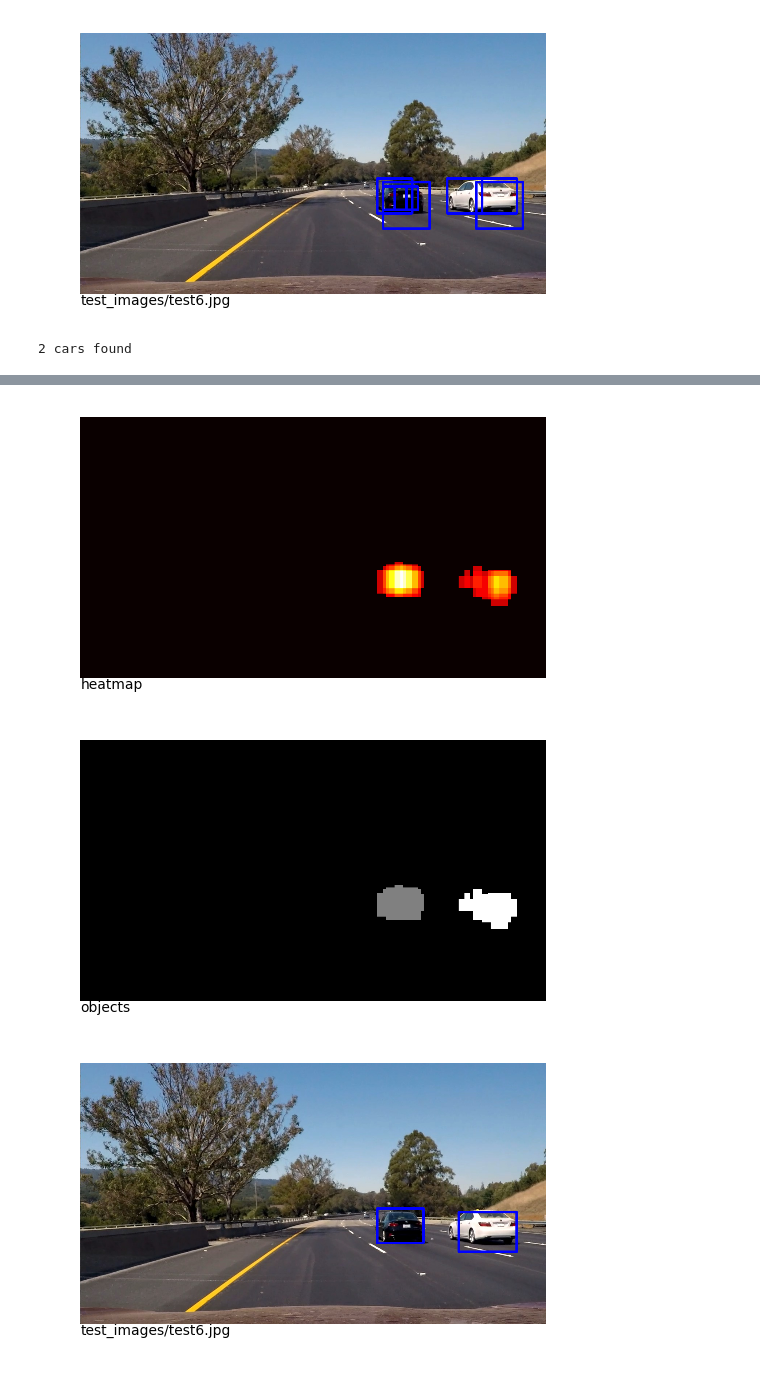
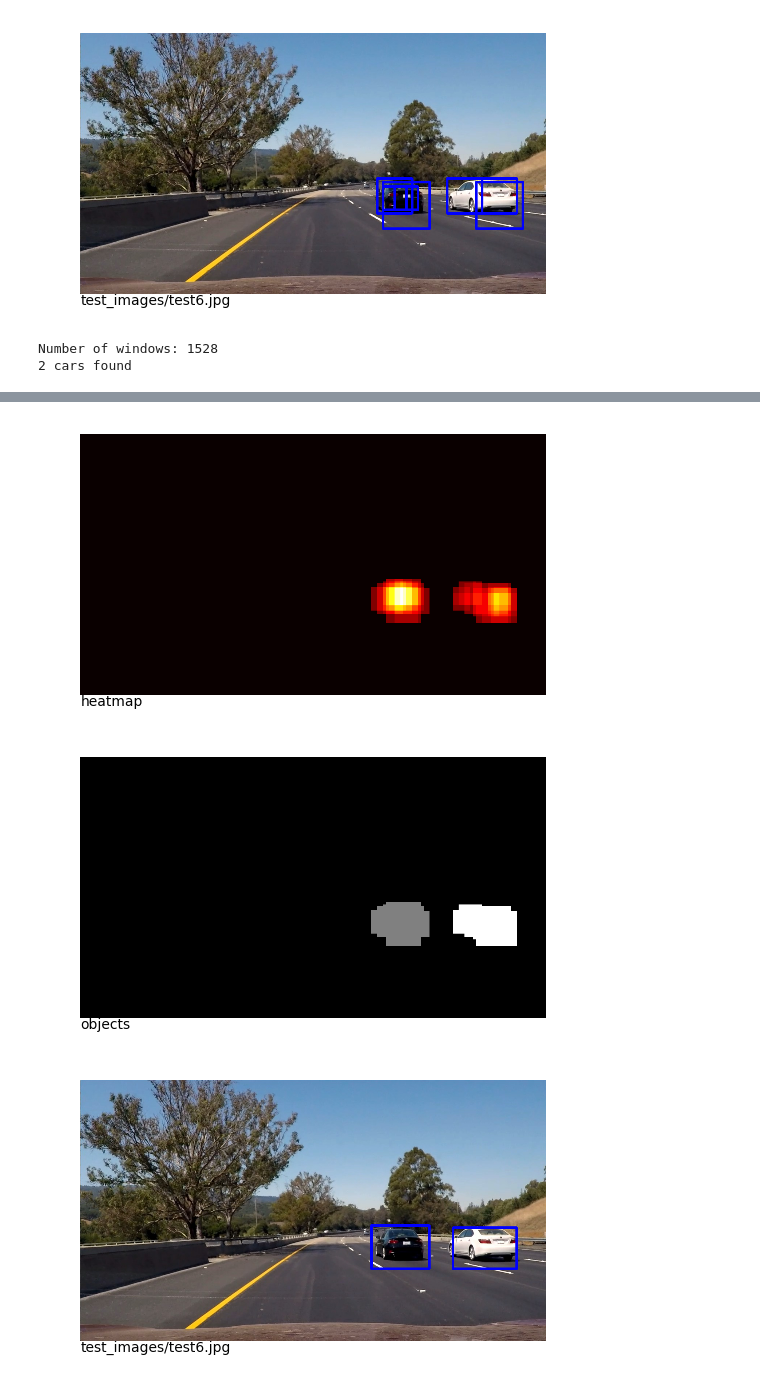
Before and after one commit to cygnus77/vehicle-detection, a Jupyter notebook: VehicleDetection.ipynb, the cells around one changed output, grey strips where cells are left out. Drawn from its saved outputs; the diff is of its cells as text; code cells hidden in the pictures.

```diff
--- a/VehicleDetection.ipynb
+++ b/VehicleDetection.ipynb
@@ -321,17 +321,18 @@ def make_windows4(shape):
         windows.append([])
         y1 = scan_y0
         while y1 < scan_y1:
-            for x0 in range(0, scan_x1, dim // 4):
+            for x0 in range(0, scan_x1, dim//4):
                 window = np.array(((x0,y1-dim),(x0+dim,y1)))
                 if(window[0][0] >= 0 and window[0][1] >= 0 and window[1][0] < scan_x1 and window[1][1] < scan_y1):
                     windows[idx].append(window)
-            y1 += dim // 4
+            y1 += dim//4
     return windows
 
 def detectCars(original_image):
     global windows
     if windows == None:
         windows = make_windows4(original_image.shape)
+        print("Number of windows: %d" % (len(windows[0])+len(windows[1])+len(windows[2])))
 
     cc_img = color_conv_image(original_image, colorspace, hog_channel)
 
@@ -384,38 +385,38 @@ def detectCars(original_image):
 
 windows = None
 fname = 'test_images/test6.jpg'
 img = loadImage(fname)
 img2 = np.copy(img)
 detections = detectCars(img)
 heatmap = np.zeros((img.shape[0], img.shape[1]))
 for w in detections:
     heatmap[w[0][1]:w[1][1], w[0][0]:w[1][0]] += 1
     cv2.rectangle(img2, (w[0][0], w[0][1]), (w[1][0], w[1][1]), (0,0,255), 6)
-heatmap[heatmap < 5] = 0
+heatmap[heatmap <= 2] = 0
 plotImg(img2, fname)
 plotImg(heatmap,"heatmap", cmap='hot')
-heatmap[heatmap <= 2] = 0
 labels = label(heatmap)
 print(labels[1], 'cars found')
 plotImg(labels[0], 'objects', cmap='gray')
 
 for car_number in range(1, labels[1]+1):
     # Find pixels with each car_number label value
     nonzero = (labels[0] == car_number).nonzero()
     # Identify x and y values of those pixels
     nonzeroy = np.array(nonzero[0])
     nonzerox = np.array(nonzero[1])
     # Define a bounding box based on min/max x and y
     bbox = ((np.min(nonzerox), np.min(nonzeroy)), (np.max(nonzerox), np.max(nonzeroy)))
     # Draw the box on the image
     cv2.rectangle(img, bbox[0], bbox[1], (0,0,255), 6)
 plotImg(img, fname)
 # %% [output]
+Number of windows: 1528
 2 cars found
 [figure]
-[figure, old version]
+[figure, new version]
-[figure, old version]
+[figure, new version]
-[figure, old version]
+[figure, new version]
 # %%
 heatmap = None
 
```
Also changed, not shown: parts of 12 cells of this notebook.
